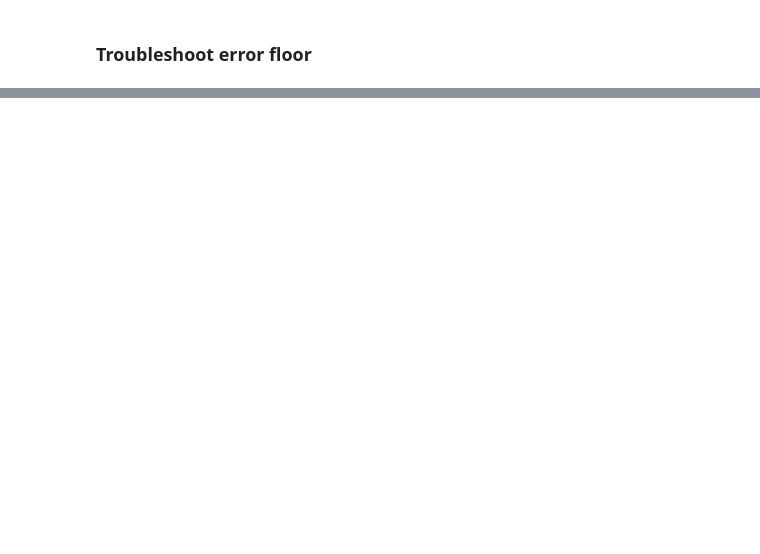
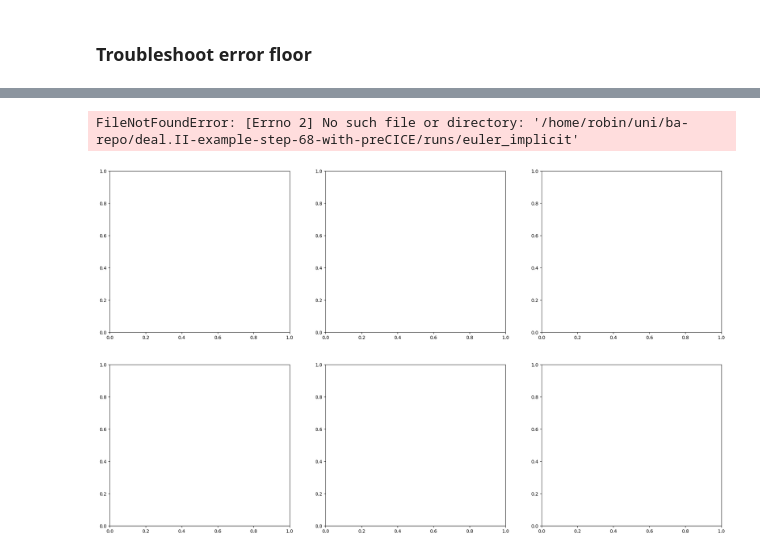
Before and after one commit to r-walloner/Flexible-mesh-particle-coupling-with-preCICE, a Jupyter notebook: deal.II-example-step-68-with-preCICE/postprocressing/mapping_error_over_grid_spacing.ipynb, the cells around one changed output, grey strips where cells are left out. Cells and saved outputs as stored; diff of their text form; code cells hidden in the pictures; blank space fills up the shorter version.

```diff
--- a/deal.II-example-step-68-with-preCICE/postprocressing/mapping_error_over_grid_spacing.ipynb
+++ b/deal.II-example-step-68-with-preCICE/postprocressing/mapping_error_over_grid_spacing.ipynb
@@ -184,7 +179,7 @@ for subplot in ax:
 # %%
 fig, ax = plt.subplots(nrows=2, ncols=3, figsize=(24, 14))
 
-timestep = 250
+timestep = 70
 
 euler_explicit_wrong = load_data(working_dir.parent / "runs" / "euler_explicit_wrong", timestep)
 euler_explicit = load_data(working_dir.parent / "runs" / "euler_explicit", timestep)
@@ -192,34 +187,37 @@ euler_implicit = load_data(working_dir.parent / "runs" / "euler_implicit", times
 trapezoidal = load_data(working_dir.parent / "runs" / "trapezoidal", timestep)
 
 plot_error_convergence(
     euler_explicit_wrong,
-    title="Error at t = 250, explicit euler (wrong)",
+    title="Error at t = 70, explicit euler (wrong)",
     ax=ax[0][0],
 )
 plot_error_convergence(
     euler_explicit,
-    title="Error at t = 250, explicit euler",
+    title="Error at t = 70, explicit euler",
     ax=ax[0][1],
 )
 plot_error_convergence(
     euler_implicit,
-    title="Error at t = 250, implicit euler",
+    title="Error at t = 70, implicit euler",
     ax=ax[0][2],
 )
 plot_error_convergence(
     trapezoidal,
-    title="Error at t = 250, trapezoidal",
+    title="Error at t = 70, trapezoidal",
     ax=ax[1][1],
 )
 
 # Calculate global x-axis and y-axis limits across all subplots
 x_min = min(data.index.min() for data in [euler_explicit_wrong, euler_explicit, euler_implicit, trapezoidal])
 x_max = max(data.index.max() for data in [euler_explicit_wrong, euler_explicit, euler_implicit, trapezoidal])
 y_min = min(data.min().min() for data in [euler_explicit_wrong, euler_explicit, euler_implicit, trapezoidal]) / 2
 y_max = max(data.max().max() for data in [euler_explicit_wrong, euler_explicit, euler_implicit, trapezoidal]) * 2
 
 # Set the same x-axis and y-axis limits for all subplots
 for row in ax:
     for subplot in row:
         subplot.set_xlim(x_max, x_min)
         subplot.set_ylim(y_min, y_max)
+# %% [output]
+FileNotFoundError: [Errno 2] No such file or directory: '/home/robin/uni/ba-repo/deal.II-example-step-68-with-preCICE/runs/euler_implicit'
+[figure, added]
```
Also changed, not shown: parts of 3 cells of this notebook, 1 other file.
